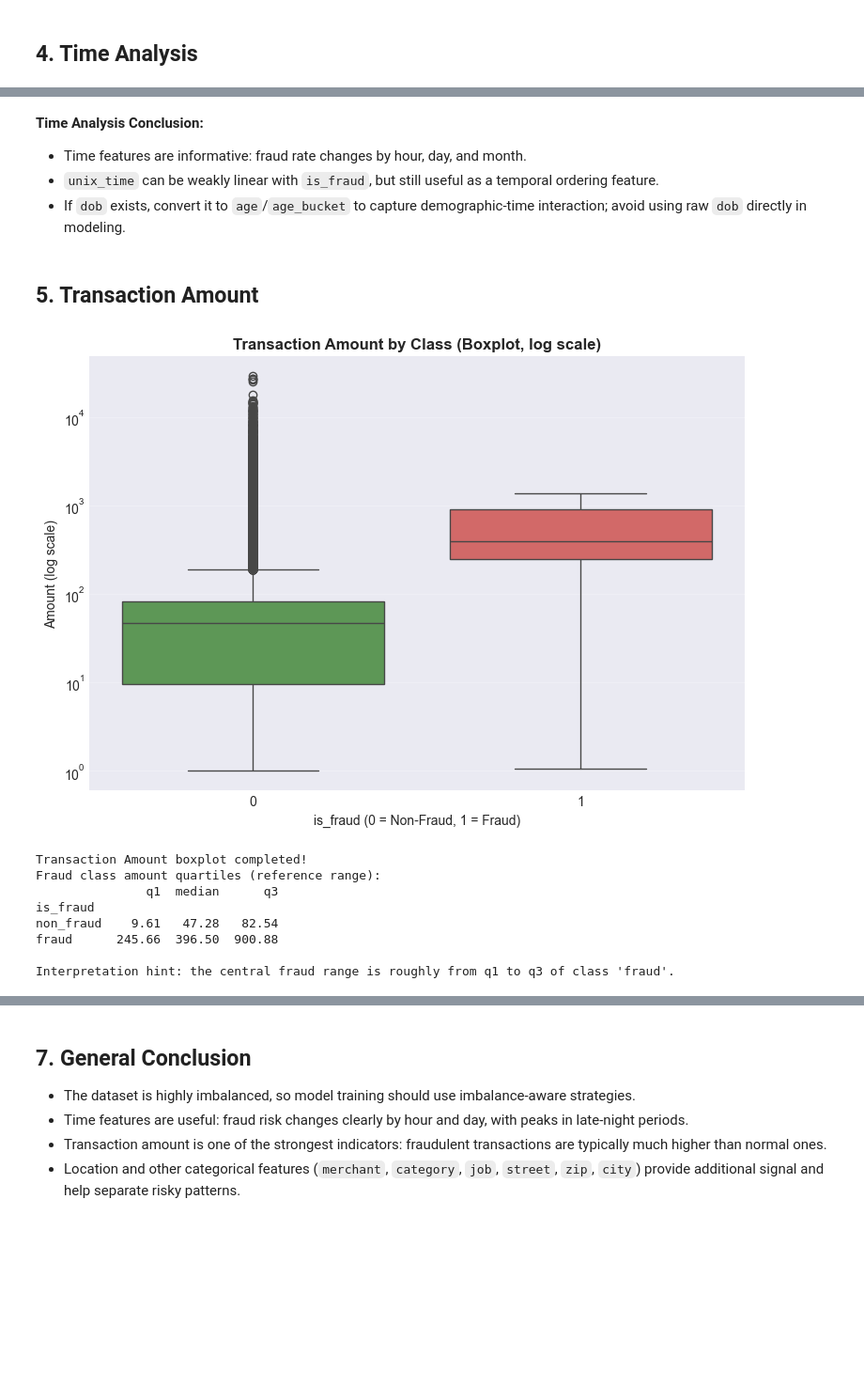
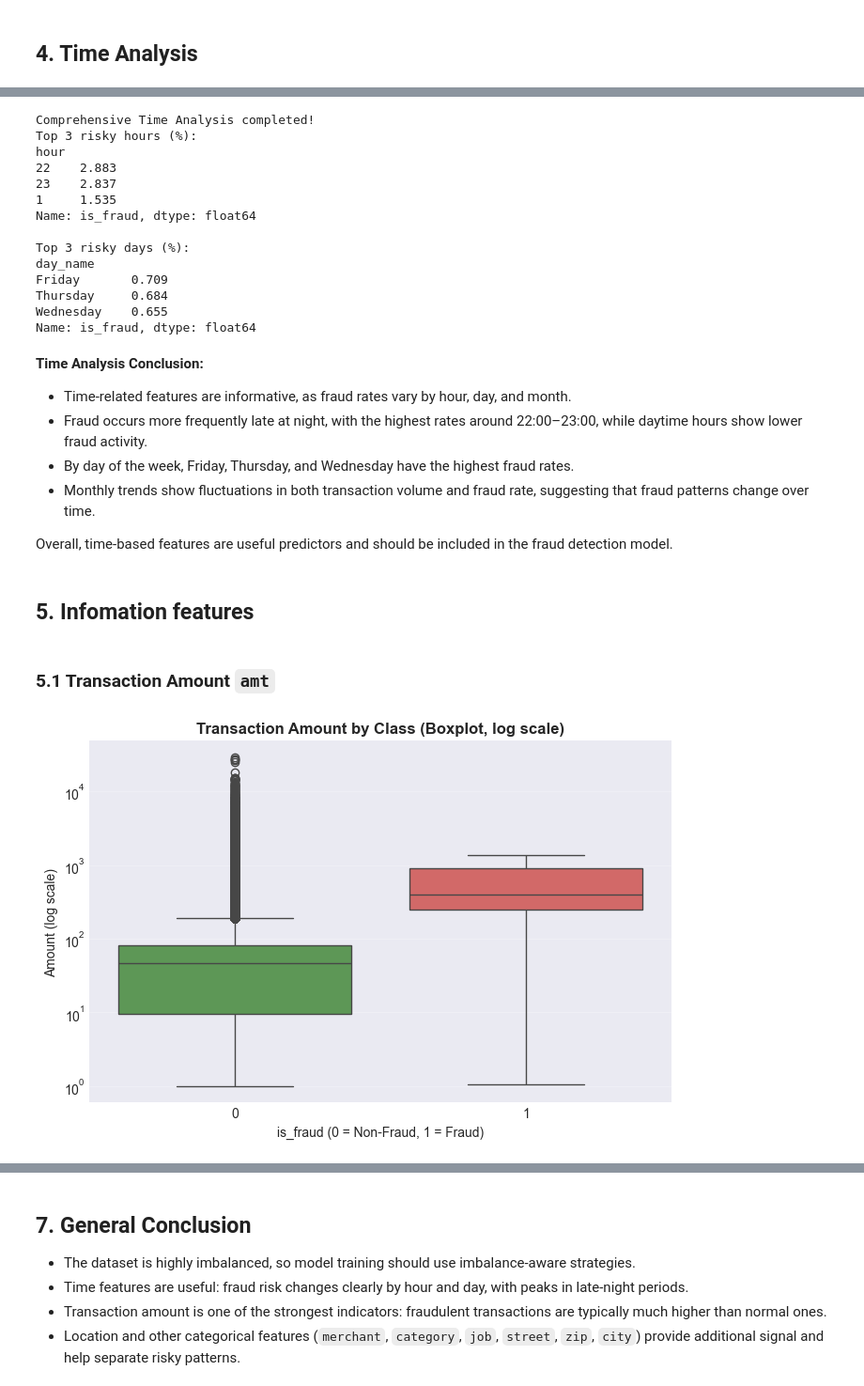
Before and after one commit to Dai-Nguyen1506/AI66A_group_1, a Jupyter notebook: notebooks/01_eda_exploration.ipynb, the cells around one changed output, grey strips where cells are left out. Shown at 94% size. Saved outputs shown, nothing was run; the diff lists cells and outputs as text; code cells hidden in the pictures; blank space fills up the shorter version.

```diff
--- a/notebooks/01_eda_exploration.ipynb
+++ b/notebooks/01_eda_exploration.ipynb
@@ -641,51 +525,61 @@ Name: is_fraud, dtype: float64
+# %%
+# Compact summary table
+top_hours = fraud_rate_by_hour.sort_values(ascending=False).head(3)
+top_days = fraud_rate_by_day.sort_values(ascending=False).head(3)
+
+print('Comprehensive Time Analysis completed!')
+print('Top 3 risky hours (%):')
+print(top_hours.round(3))
+print('\nTop 3 risky days (%):')
+print(top_days.round(3))
+# %% [output]
+Comprehensive Time Analysis completed!
+Top 3 risky hours (%):
+hour
+22    2.883
+23    2.837
+1     1.535
+Name: is_fraud, dtype: float64
+
+Top 3 risky days (%):
+day_name
+Friday       0.709
+Thursday     0.684
+Wednesday    0.655
+Name: is_fraud, dtype: float64
 # %% [markdown]
 **Time Analysis Conclusion:**
-- Time features are informative: fraud rate changes by hour, day, and month.
-- `unix_time` can be weakly linear with `is_fraud`, but still useful as a temporal ordering feature.
-- If `dob` exists, convert it to `age`/`age_bucket` to capture demographic-time interaction; avoid using raw `dob` directly in modeling.
+- Time-related features are informative, as fraud rates vary by hour, day, and month.
+- Fraud occurs more frequently late at night, with the highest rates around 22:00–23:00, while daytime hours show lower fraud activity.
+- By day of the week, Friday, Thursday, and Wednesday have the highest fraud rates.
+- Monthly trends show fluctuations in both transaction volume and fraud rate, suggesting that fraud patterns change over time.
+
+Overall, time-based features are useful predictors and should be included in the fraud detection model.
+# %% [markdown]
+## 5. Infomation features
+# %%
+# Information features
+feature_df = train[['amt', 'gender', 'category', 'merchant', 'city_pop', 'job', 'is_fraud', 'dob']].copy()
 # %% [markdown]
-## 5. Transaction Amount
+### 5.1 Transaction Amount `amt`
 # %%
-# Simple Transaction Amount analysis: single boxplot
+# Simple Transaction Amount analysis
+feature_df['amt'] = pd.to_numeric(feature_df['amt'], errors='coerce')
+feature_df = feature_df.dropna(subset=['amt', 'is_fraud'])
 
-if 'amt' not in train.columns:
-    raise ValueError("Cannot find 'amt' column in dataset.")
-
-amount_df = train[['amt', 'is_fraud']].copy()
-amount_df['amt'] = pd.to_numeric(amount_df['amt'], errors='coerce')
-amount_df = amount_df.dropna(subset=['amt', 'is_fraud'])
-
-plt.figure(figsize=(9, 6))
+plt.figure(figsize=(8, 5))
 sns.boxplot(
-    data=amount_df,
+    data=feature_df,
     x='is_fraud',
     y='amt',
     palette=['#54a24b', '#e45756']
 )
 plt.yscale('log')
 plt.title('Transaction Amount by Class (Boxplot, log scale)', fontweight='bold')
 plt.xlabel('is_fraud (0 = Non-Fraud, 1 = Fraud)')
 plt.ylabel('Amount (log scale)')
 plt.grid(axis='y', alpha=0.25)
 plt.show()
-
-# Short numeric guidance for "which amount range has more fraud"
-q = amount_df.groupby('is_fraud')['amt'].quantile([0.25, 0.5, 0.75]).unstack()
-q.columns = ['q1', 'median', 'q3']
-q.index = q.index.map({0: 'non_fraud', 1: 'fraud'})
-
-print('Transaction Amount boxplot completed!')
-print('Fraud class amount quartiles (reference range):')
-print(q.round(2))
-print("\nInterpretation hint: the central fraud range is roughly from q1 to q3 of class 'fraud'.")
 # %% [output]
-[figure, old version]
+[figure, new version]
-Transaction Amount boxplot completed!
-Fraud class amount quartiles (reference range):
-               q1  median      q3
-is_fraud
-non_fraud    9.61   47.28   82.54
-fraud      245.66  396.50  900.88
-
-Interpretation hint: the central fraud range is roughly from q1 to q3 of class 'fraud'.
 # %% [markdown]
```
Also changed, not shown: parts of 19 cells of this notebook.
